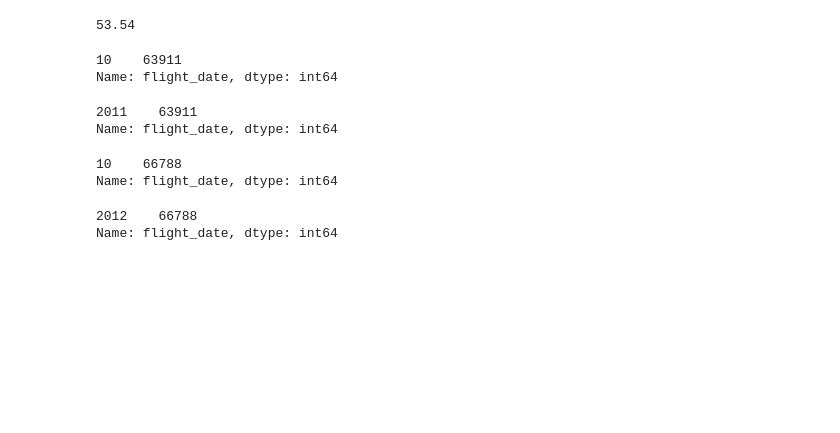
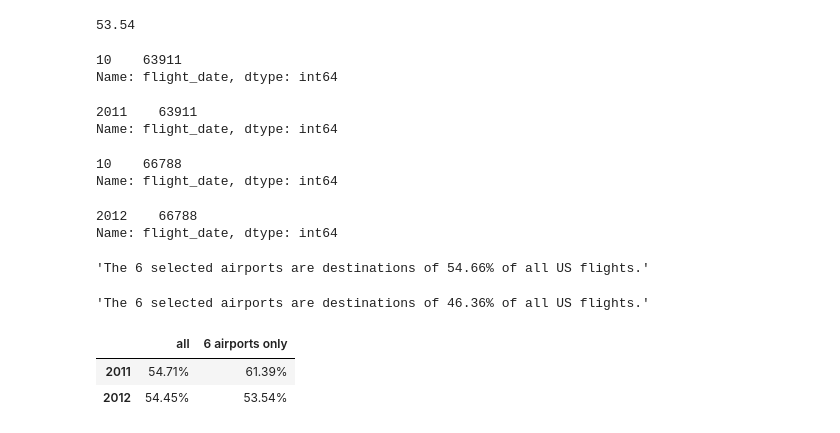
Before and after one commit to sergioserge/us-airports-project, a Jupyter notebook: us-airports-project.ipynb, the cells around one changed output. Cells and saved outputs as stored; diff of their text form; code cells hidden in the pictures; blank space fills up the shorter version.

```diff
--- a/us-airports-project.ipynb
+++ b/us-airports-project.ipynb
@@ -416,3 +411,19 @@ Name: flight_date, dtype: int64
 Name: flight_date, dtype: int64
 2012    66788
 Name: flight_date, dtype: int64
+# %%
+# display('The 6 selected airports are destinations of 54.66% of all US flights.')
+# display('The 6 selected airports are destinations of 46.36% of all US flights.')
+
+sumarry_dict = {
+    'all':['54.71%', '54.45%'],
+    '6 airports only':['61.39%', '53.54%']
+    }
+summary_df = pd.DataFrame(sumarry_dict, index=[2011, 2012])
+summary_df
+# %% [output]
+'The 6 selected airports are destinations of 54.66% of all US flights.'
+'The 6 selected airports are destinations of 46.36% of all US flights.'
+|  | all | 6 airports only |
+| 2011 | 54.71% | 61.39% |
+| 2012 | 54.45% | 53.54% |
```
Also changed, not shown: parts of 2 cells of this notebook.
